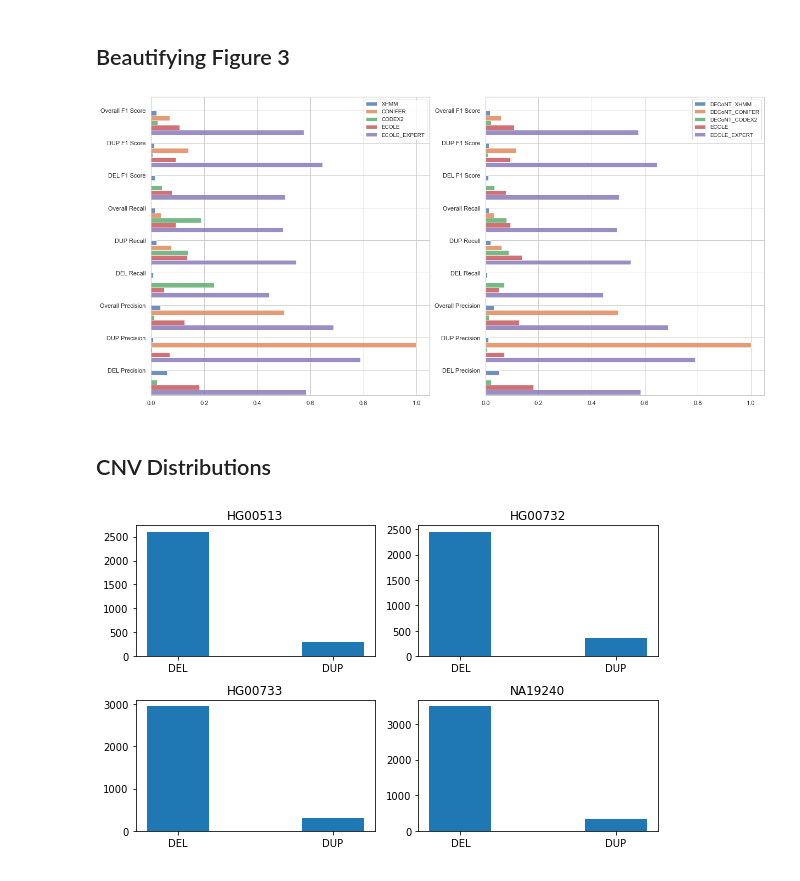
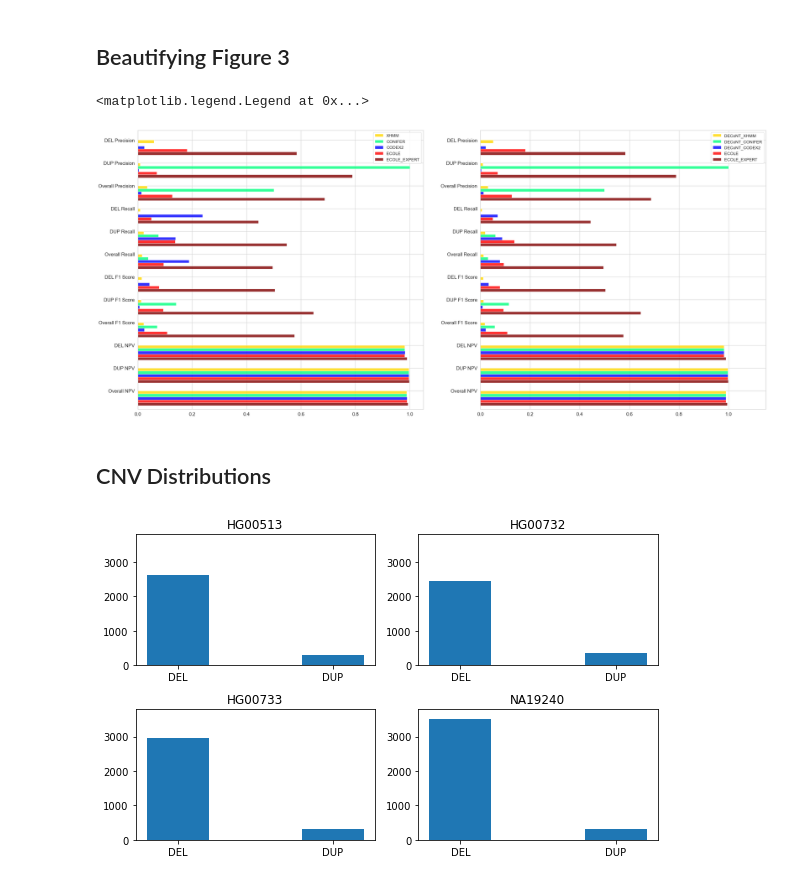
Before and after one commit to alperylmzz/ECOLE-revision, a Jupyter notebook: Figure 3.ipynb, the cells around one changed output. Drawn from its saved outputs; the diff is of its cells as text; code cells hidden in the pictures.

```diff
--- a/Figure 3.ipynb
+++ b/Figure 3.ipynb
@@ -11,40 +66,43 @@ import seaborn as sns
 # %%
-XHMM =  [0.059, 0.008, 0.034, 0.008, 0.021, 0.015, 0.014, 0.012, 0.021]
-CONIFER = [0.000, 1.000, 0.500, 0.000, 0.076, 0.038, 0.000, 0.141, 0.071]
-CODEX2 = [0.023, 0.003, 0.013, 0.238, 0.138, 0.188, 0.042, 0.006, 0.024]
-DECoNT_XHMM = [0.051, 0.010, 0.031, 0.006, 0.019, 0.013, 0.011, 0.013, 0.018]
-DECoNT_CONIFER = [0.000, 1.000, 0.500, 0.000, 0.061, 0.031, 0.000, 0.115, 0.058]
-DECoNT_CODEX2 = [0.022, 0.004, 0.013, 0.070, 0.087, 0.079, 0.033, 0.008, 0.022]
-ECOLE = [0.181, 0.070, 0.126, 0.050, 0.137, 0.094, 0.078, 0.093, 0.108]
-ECOLE_EXPERT = [0.584, 0.789, 0.687, 0.444, 0.547, 0.496, 0.504, 0.646, 0.576]
+XHMM =  [0.059, 0.008, 0.034, 0.008, 0.021, 0.015, 0.014, 0.012, 0.021, del_npv("XHMM"),dup_npv("XHMM"),overall_npv("XHMM")]
+CONIFER = [0.000, 1.000, 0.500, 0.000, 0.076, 0.038, 0.000, 0.141, 0.071, del_npv("CONIFER"),dup_npv("CONIFER"),overall_npv("CONIFER")]
+CODEX2 = [0.023, 0.003, 0.013, 0.238, 0.138, 0.188, 0.042, 0.006, 0.024, del_npv("CODEX2"),dup_npv("CODEX2"),overall_npv("CODEX2")]
+DECoNT_XHMM = [0.051, 0.010, 0.031, 0.006, 0.019, 0.013, 0.011, 0.013, 0.018, del_npv("DECoNT_XHMM"),dup_npv("DECoNT_XHMM"),overall_npv("DECoNT_XHMM")]
+DECoNT_CONIFER = [0.000, 1.000, 0.500, 0.000, 0.061, 0.031, 0.000, 0.115, 0.058, del_npv("DECoNT_CONIFER"),dup_npv("DECoNT_CONIFER"),overall_npv("DECoNT_CONIFER")]
+DECoNT_CODEX2 = [0.022, 0.004, 0.013, 0.070, 0.087, 0.079, 0.033, 0.008, 0.022, del_npv("DECoNT_CODEX2"),dup_npv("DECoNT_CODEX2"),overall_npv("DECoNT_CODEX2")]
+ECOLE = [0.181, 0.070, 0.126, 0.050, 0.137, 0.094, 0.078, 0.093, 0.108, del_npv("ECOLE"),dup_npv("ECOLE"),overall_npv("ECOLE")]
+ECOLE_EXPERT = [0.584, 0.789, 0.687, 0.444, 0.547, 0.496, 0.504, 0.646, 0.576, del_npv("ECOLE_EXPERT"),dup_npv("ECOLE_EXPERT"),overall_npv("ECOLE_EXPERT")]
 
-performance = {"XHMM":XHMM,"CONIFER":CONIFER,"CODEX2":CODEX2,"ECOLE":ECOLE,"ECOLE_EXPERT":ECOLE_EXPERT}
-decont_performance = {"DECoNT_XHMM":DECoNT_XHMM,"DECoNT_CONIFER":DECoNT_CONIFER,"DECoNT_CODEX2":DECoNT_CODEX2,"ECOLE":ECOLE,"ECOLE_EXPERT":ECOLE_EXPERT}
+performance = {"XHMM":[XHMM,"gold"],"CONIFER":[CONIFER,"springgreen"],"CODEX2":[CODEX2,"blue"],"ECOLE":[ECOLE,"red"],"ECOLE_EXPERT":[ECOLE_EXPERT,"maroon"]}
+decont_performance = {"DECoNT_XHMM":[DECoNT_XHMM,"gold"],"DECoNT_CONIFER":[DECoNT_CONIFER,"springgreen"],"DECoNT_CODEX2":[DECoNT_CODEX2,"blue"],"ECOLE":[ECOLE,"red"],"ECOLE_EXPERT":[ECOLE_EXPERT,"maroon"]}
 # %%
-performanceTypes = ['DEL Precision','DUP Precision','Overall Precision','DEL Recall','DUP Recall','Overall Recall','DEL F1 Score','DUP F1 Score','Overall F1 Score']
+performanceTypes = ['DEL Precision','DUP Precision','Overall Precision','DEL Recall','DUP Recall','Overall Recall','DEL F1 Score','DUP F1 Score','Overall F1 Score','DEL NPV', "DUP NPV", "Overall NPV"]
 
 
 
 ind = np.arange(len(performanceTypes))
-width=0.15
+width=0.13
 
-fig, (ax1, ax2) = plt.subplots(1,2, figsize=(20,10))
+fig, (ax1, ax2) = plt.subplots(1,2, figsize=(35,16))
 ax1 = plt.subplot(1, 2, 1)
 for i,caller in enumerate(performance.keys()):
-    ax1.barh(ind-i*width, performance[caller], width, align='center', alpha=0.8, label=caller) #a horizontal bar chart (use .bar instead of .barh for vertical)
-ax1.set(yticks=ind + width/2, yticklabels=performanceTypes, ylim=[2*width - 1, len(performanceTypes)-0.5])
-ax1.legend(loc="upper right",fontsize=10)
+    ax1.barh(ind-i*width, list(reversed(performance[caller][0])), width, align='center', alpha=0.8, label=caller, color=performance[caller][1]) #a horizontal bar chart (use .bar instead of .barh for vertical)
+ax1.set(yticks=ind + width/2, yticklabels=list(reversed(performanceTypes)), ylim=[2*width - 1, len(performanceTypes)-0.5])
+ax1.tick_params(axis='both', which='major', labelsize=15)
+ax1.legend(loc="upper right",fontsize=13)
 
 ax2 = plt.subplot(1, 2, 2, sharey=ax1)
 for i,caller in enumerate(decont_performance.keys()):
-    ax2.barh(ind-i*width, decont_performance[caller], width, align='center', alpha=0.8, label=caller) #a horizontal bar chart (use .bar instead of .barh for vertical)
-ax2.set(yticks=ind + width/2, yticklabels=performanceTypes, ylim=[2*width - 1, len(performanceTypes)-0.5 ])
-ax2.legend(loc="upper right",fontsize=10)
+    ax2.barh(ind-i*width, list(reversed(decont_performance[caller][0])), width, align='center', alpha=0.8, label=caller, color=decont_performance[caller][1]) #a horizontal bar chart (use .bar instead of .barh for vertical)
+ax2.set(yticks=ind + width/2, yticklabels=list(reversed(performanceTypes)), ylim=[2*width - 1, len(performanceTypes)-0.5 ], xlim=[0,1.15])
+ax2.tick_params(axis='both', which='major', labelsize=15)
+ax2.legend(loc="upper right",fontsize=13)
 
-#plt.xlabel('')
-plt.show()
+
+#plt.xlabel
 # %% [output]
+<matplotlib.legend.Legend at 0x...>
-[figure, old version]
+[figure, new version]
 # %% [markdown]
 ## CNV Distributions
 # %%
@@ -60,6 +138,4 @@ NA19240_labeled_data = test4[:,5]
 # %%
-data = {'C':20, 'C++':15, 'Java':30,
-        'Python':35}
 HG00513_cnv = {"DEL": np.sum(HG00513_labeled_data=="<DEL>"),"DUP": np.sum(HG00513_labeled_data=="<DUP>")}
 HG00732_cnv = {"DEL": np.sum(HG00732_labeled_data=="<DEL>"),"DUP": np.sum(HG00732_labeled_data=="<DUP>")}
 HG00733_cnv = {"DEL": np.sum(HG00733_labeled_data=="<DEL>"),"DUP": np.sum(HG00733_labeled_data=="<DUP>")}
@@ -70,13 +146,17 @@ fig, ax = plt.subplots(2,2, figsize=(8,5))
 # creating the bar plot
 ax[0,0].bar(HG00513_cnv.keys(), HG00513_cnv.values(),width = 0.4)
 ax[0,0].set_title("HG00513")
+ax[0,0].set_ylim((0,3800))
 ax[0,1].bar(HG00732_cnv.keys(), HG00732_cnv.values(),width = 0.4)
 ax[0,1].set_title("HG00732")
+ax[0,1].set_ylim((0,3800))
 ax[1,0].bar(HG00733_cnv.keys(), HG00733_cnv.values(),width = 0.4)
 ax[1,0].set_title("HG00733")
+ax[1,0].set_ylim((0,3800))
 ax[1,1].bar(NA19240_cnv.keys(), NA19240_cnv.values(),width = 0.4)
 ax[1,1].set_title("NA19240")
+ax[1,1].set_ylim((0,3800))
 fig.tight_layout()
 plt.show()
 # %% [output]
-[figure, old version]
+[figure, new version]
```
Also changed, not shown: parts of 4 cells of this notebook.
